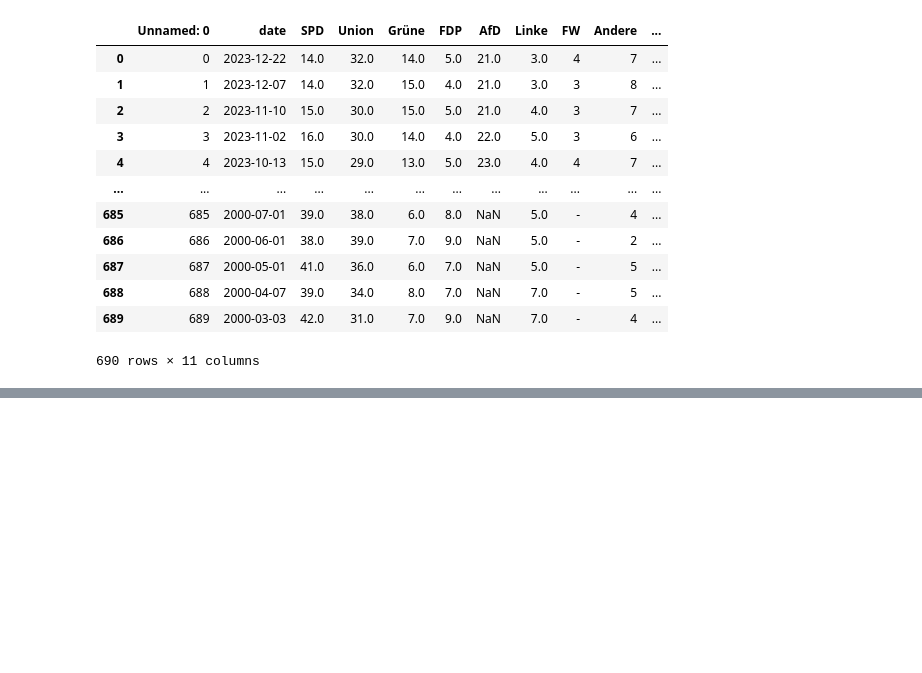
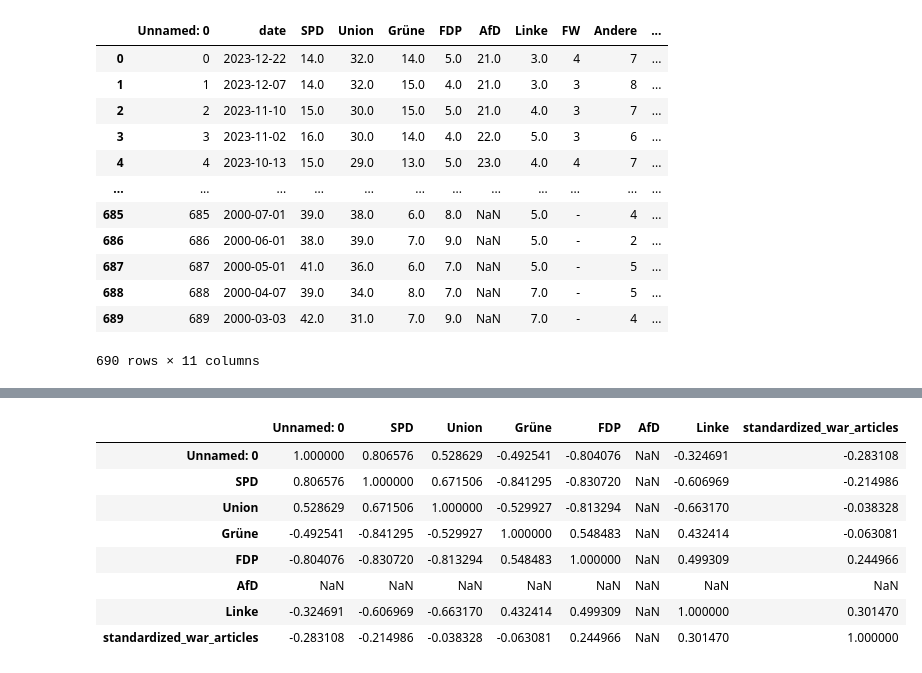
Before and after one commit to schokoblume/Data-Literacy, a Jupyter notebook: Analysis/Correlation.ipynb, the cells around one changed output, grey strips where cells are left out. Drawn from its saved outputs; the diff is of its cells as text; code cells hidden in the pictures; blank space fills up the shorter version.

```diff
--- a/Analysis/Correlation.ipynb
+++ b/Analysis/Correlation.ipynb
@@ -46,0 +76,15 @@ correlation_matrix
+# %%
+# # (2008: August -> Russland und Georgien)
+filtered_data = df.loc[df["date"].dt.year == 2008]
+correlation_matrix = filtered_data.corr()
+correlation_matrix
+# %% [output]
+|  | Unnamed: 0 | SPD | Union | Grüne | FDP | AfD | Linke | standardized_war_articles |
+| Unnamed: 0 | 1.000000 | 0.806576 | 0.528629 | -0.492541 | -0.804076 | NaN | -0.324691 | -0.283108 |
+| SPD | 0.806576 | 1.000000 | 0.671506 | -0.841295 | -0.830720 | NaN | -0.606969 | -0.214986 |
+| Union | 0.528629 | 0.671506 | 1.000000 | -0.529927 | -0.813294 | NaN | -0.663170 | -0.038328 |
+| Grüne | -0.492541 | -0.841295 | -0.529927 | 1.000000 | 0.548483 | NaN | 0.432414 | -0.063081 |
+| FDP | -0.804076 | -0.830720 | -0.813294 | 0.548483 | 1.000000 | NaN | 0.499309 | 0.244966 |
+| AfD | NaN | NaN | NaN | NaN | NaN | NaN | NaN | NaN |
+| Linke | -0.324691 | -0.606969 | -0.663170 | 0.432414 | 0.499309 | NaN | 1.000000 | 0.301470 |
+| standardized_war_articles | -0.283108 | -0.214986 | -0.038328 | -0.063081 | 0.244966 | NaN | 0.301470 | 1.000000 |
```
Also changed, not shown: parts of 7 cells of this notebook.
